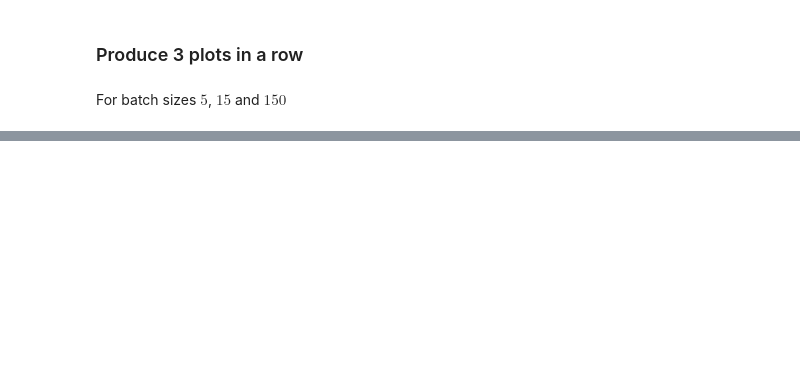
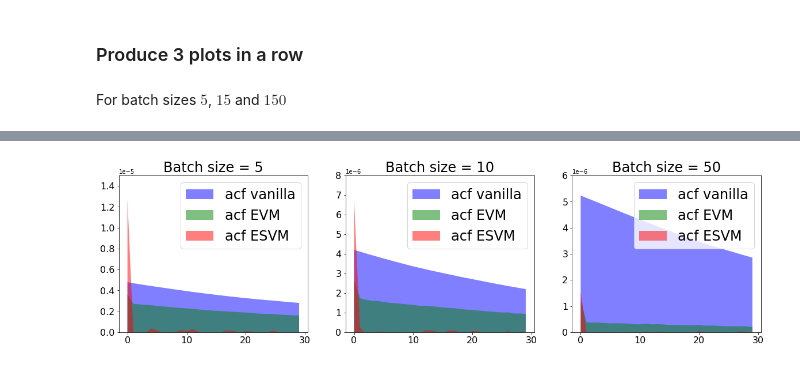
Before and after one commit to svsamsonov/vr_sg_mcmc, a Jupyter notebook: Code_logistic_regression/Generate_acf_pictures.ipynb, the cells around one changed output, grey strips where cells are left out. Drawn from its saved outputs; the diff is of its cells as text; code cells hidden in the pictures; blank space fills up the shorter version.

```diff
--- a/Code_logistic_regression/Generate_acf_pictures.ipynb
+++ b/Code_logistic_regression/Generate_acf_pictures.ipynb
@@ -215,5 +264,5 @@ def generate_function_coefs(batch_size):
 For batch sizes $5$, $15$ and $150$
 # %%
 f_vals_5,traj_grad_5,A_ESVM_5,A_EVM_5 = generate_function_coefs(batch_size=5)
-f_vals_15,traj_grad_15,A_ESVM_15,A_EVM_15 = generate_function_coefs(batch_size=15)
-f_vals_150,traj_grad_150,A_ESVM_150,A_EVM_150 = generate_function_coefs(batch_size=150)
+f_vals_15,traj_grad_15,A_ESVM_15,A_EVM_15 = generate_function_coefs(batch_size=10)
+f_vals_150,traj_grad_150,A_ESVM_150,A_EVM_150 = generate_function_coefs(batch_size=50)
@@ -225,39 +292,53 @@ def get_func_values(f_vals,traj_grad,EVM_coef,ESVM_coef, ex_num=0,var_num=0):
     return vect_vanilla,vect_EVM,vect_ESVM
 # %%
 def get_acfs(f_vals,f_vals_EVM,f_vals_ESVM,nlags = 100,ex_num=0,var_num=0):
-    sample_acf_vanilla = acf(f_vals, unbiased = True,fft = True,nlags=nlags)
-    sample_acf_EVM = acf(f_vals_EVM, unbiased = True,fft = True,nlags=nlags)
-    sample_acf_ESVM = acf(f_vals_ESVM, unbiased = True,fft = True,nlags=nlags)
+    sample_acf_vanilla = acovf(f_vals, unbiased = True,fft = True)#,nlags=nlags)
+    sample_acf_EVM = acovf(f_vals_EVM, unbiased = True,fft = True)#,nlags=nlags)
+    sample_acf_ESVM = acovf(f_vals_ESVM, unbiased = True,fft = True)#,nlags=nlags)
     return sample_acf_vanilla,sample_acf_EVM,sample_acf_ESVM
 # %%
 #number of covariances to visualize
 N_cov_1 = 0
-N_cov = 100
+N_cov = 30
 
 vect_vanilla_5,vect_EVM_5,vect_ESVM_5 = get_func_values(f_vals_5,traj_grad_5,A_EVM_5,A_ESVM_5)
 vect_vanilla_15,vect_EVM_15,vect_ESVM_15 = get_func_values(f_vals_15,traj_grad_15,A_EVM_15,A_ESVM_15)
 vect_vanilla_150,vect_EVM_150,vect_ESVM_150 = get_func_values(f_vals_150,traj_grad_150,A_EVM_150,A_ESVM_150)
 
 sample_acf_vanilla_5,sample_acf_EVM_5,sample_acf_ESVM_5 = get_acfs(vect_vanilla_5,vect_EVM_5,vect_ESVM_5)
 sample_acf_vanilla_15,sample_acf_EVM_15,sample_acf_ESVM_15 = get_acfs(vect_vanilla_15,vect_EVM_15,vect_ESVM_15)
 sample_acf_vanilla_150,sample_acf_EVM_150,sample_acf_ESVM_150 = get_acfs(vect_vanilla_150,vect_EVM_150,vect_ESVM_150)
 
 
 fig, (ax1, ax2, ax3) = plt.subplots(1,3,figsize=(20,5),gridspec_kw={'width_ratios': [1,1,1]})
-ax1.set_title('Batch size = 5')
+ax1.set_title('Batch size = 5',fontsize=24)
 ax1.fill_between(N_cov_1+np.arange(N_cov-N_cov_1),sample_acf_vanilla_5[N_cov_1:N_cov],facecolor='blue',alpha=0.5,label='acf vanilla')
 ax1.fill_between(N_cov_1+np.arange(N_cov-N_cov_1),sample_acf_EVM_5[N_cov_1:N_cov],facecolor='green',alpha=0.5,label='acf EVM')
 ax1.fill_between(N_cov_1+np.arange(N_cov-N_cov_1),sample_acf_ESVM_5[N_cov_1:N_cov],facecolor='red',alpha=0.5,label='acf ESVM')
-ax1.legend(fontsize=16)
-ax2.set_title('Batch size = 15')
+ax1.set_ylim(0,15e-6)
+ax1.ticklabel_format(axis='y',style='sci',scilimits=(-2,2))
+ax1.tick_params(axis='y',labelsize = 16)
+ax1.tick_params(axis='x',labelsize = 16)
+ax1.legend(fontsize=24)
+ax2.set_title('Batch size = 10',fontsize=24)
 ax2.fill_between(N_cov_1+np.arange(N_cov-N_cov_1),sample_acf_vanilla_15[N_cov_1:N_cov],facecolor='blue',alpha=0.5,label='acf vanilla')
 ax2.fill_between(N_cov_1+np.arange(N_cov-N_cov_1),sample_acf_EVM_15[N_cov_1:N_cov],facecolor='green',alpha=0.5,label='acf EVM')
 ax2.fill_between(N_cov_1+np.arange(N_cov-N_cov_1),sample_acf_ESVM_15[N_cov_1:N_cov],facecolor='red',alpha=0.5,label='acf ESVM')
-ax2.legend(fontsize=16)
-ax3.set_title('Batch size = 150')
+ax2.set_ylim(0,8e-6)
+ax2.ticklabel_format(axis='y',style='sci',scilimits=(-2,2))
+ax2.tick_params(axis='y',labelsize = 16)
+ax2.tick_params(axis='x',labelsize = 16)
+ax2.legend(fontsize=24)
+ax3.set_title('Batch size = 50',fontsize=24)
 ax3.fill_between(N_cov_1+np.arange(N_cov-N_cov_1),sample_acf_vanilla_150[N_cov_1:N_cov],facecolor='blue',alpha=0.5,label='acf vanilla')
 ax3.fill_between(N_cov_1+np.arange(N_cov-N_cov_1),sample_acf_EVM_150[N_cov_1:N_cov],facecolor='green',alpha=0.5,label='acf EVM')
 ax3.fill_between(N_cov_1+np.arange(N_cov-N_cov_1),sample_acf_ESVM_150[N_cov_1:N_cov],facecolor='red',alpha=0.5,label='acf ESVM')
-ax3.legend(fontsize=16)
-
+ax3.set_ylim(0,6e-6)
+ax3.tick_params(axis='y',labelsize = 16)
+ax3.tick_params(axis='x',labelsize = 16)
+ax3.ticklabel_format(axis='y',style='sci',scilimits=(-2,2))
+ax3.legend(fontsize=24)
+fig.savefig("all_batches.pdf",bbox_inches = "tight")
 plt.show()
+# %% [output]
+[figure, added]
```
Also changed, not shown: parts of 7 cells of this notebook, 2 other files.
